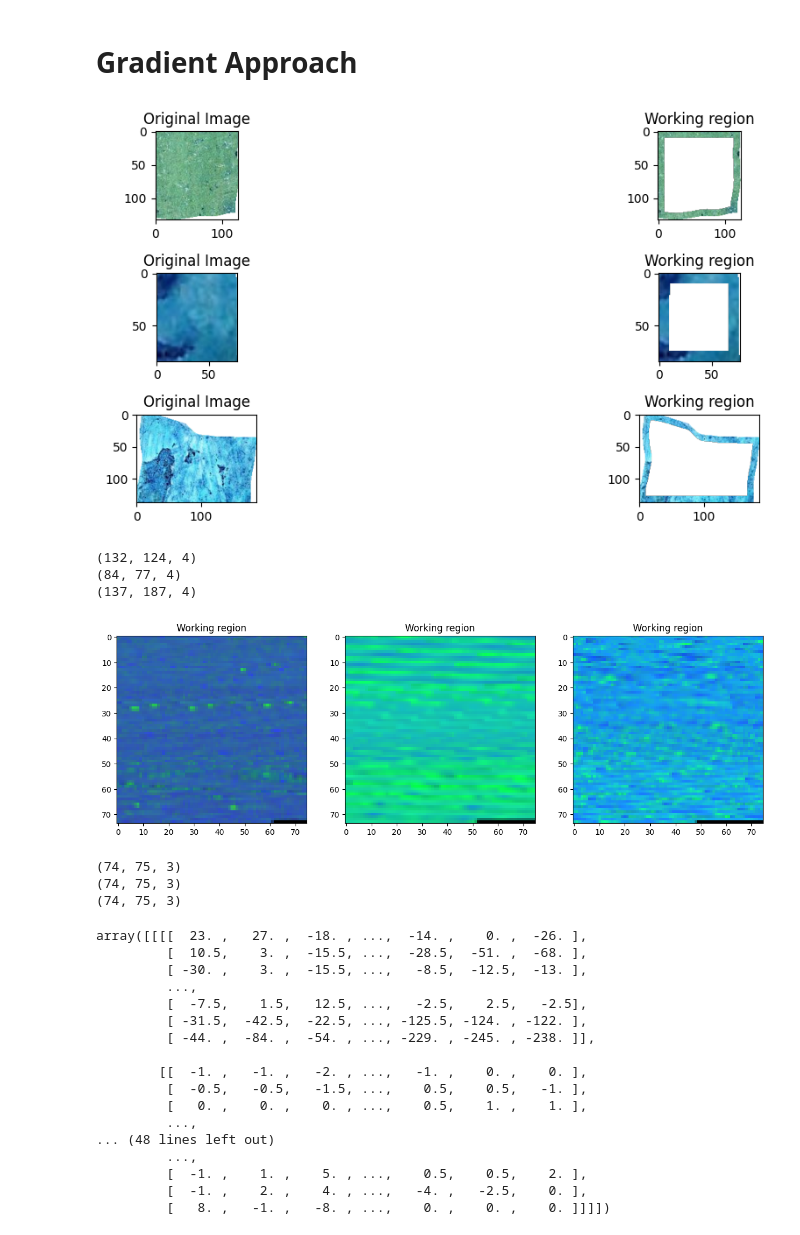
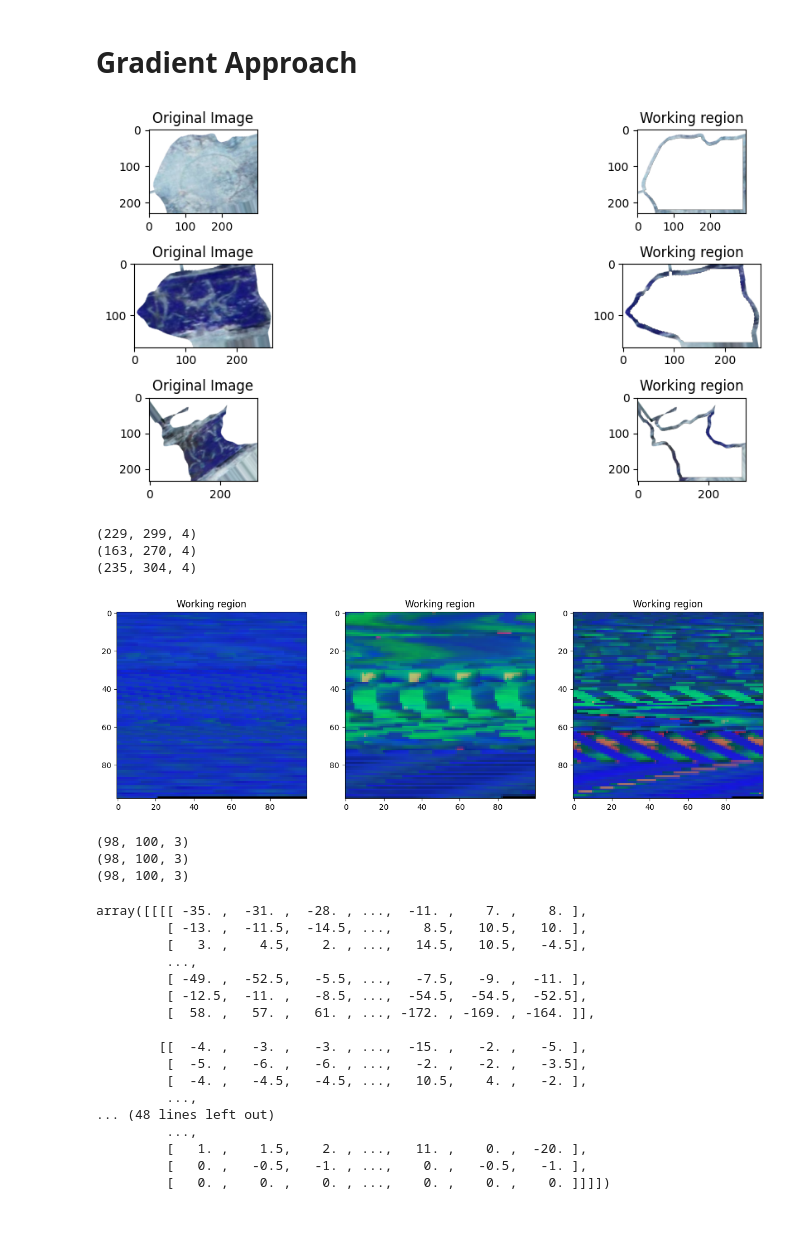
Before and after one commit to angelonazzaro/artworks-reconstruction, a Jupyter notebook: gradient-similarity.ipynb, the cells around one changed output. Saved outputs shown, nothing was run; the diff lists cells and outputs as text; code cells hidden in the pictures.

```diff
--- a/gradient-similarity.ipynb
+++ b/gradient-similarity.ipynb
@@ -9,35 +10,35 @@ import cv2
 from utils.feature_extraction import *
 from utils.image_conversion import *
 # %%
-image_green1 = cv2.imread("data/5.34.1.png", cv2.IMREAD_UNCHANGED)
-image_green2 = cv2.imread("data/5.38.15.png", cv2.IMREAD_UNCHANGED)
-image_yellow = cv2.imread("data/5.34.34.png", cv2.IMREAD_UNCHANGED)
+image_green1 = cv2.imread("data/5.1.1.png", cv2.IMREAD_UNCHANGED)
+image_green2 = cv2.imread("data/5.1.2.png", cv2.IMREAD_UNCHANGED)
+image_yellow = cv2.imread("data/5.1.3.png", cv2.IMREAD_UNCHANGED)
 
 working_region_image_green1 = extract_working_region(image_green1, threshold=10)
 working_region_image_green2 = extract_working_region(image_green2, threshold=10)
 working_region_image_yellow = extract_working_region(image_yellow, threshold=10)
 
 fig, axes = plt.subplots(3, 2, figsize=(15, 5))
 images = [image_green1, working_region_image_green1, image_green2, working_region_image_green2, image_yellow, working_region_image_yellow]
 titles = ["Original Image", "Working region"]
 
 for i, ax_row in enumerate(axes):
     for j, ax in enumerate(ax_row):
         ax.imshow(images[i * 2 + j])
         ax.set_title(titles[j])
 
 plt.tight_layout()
 plt.show()
 # %% [output]
-[figure, old version]
+[figure, new version]
 # %%
 print(image_green1.shape)
 print(image_green2.shape)
 print(image_yellow.shape)
 # %% [output]
-(132, 124, 4)
-(84, 77, 4)
-(137, 187, 4)
+(229, 299, 4)
+(163, 270, 4)
+(235, 304, 4)
 # %%
 def get_only_valid_pixels(input_image: np.ndarray) -> np.ndarray:
     # Extract pixels with alpha channel value different from 0
@@ -89,36 +90,36 @@ for i, ax in enumerate(axes):
 
 plt.show()
 # %% [output]
-[figure, old version]
+[figure, new version]
 # %%
 print(working_region_image_green1.shape)
 print(working_region_image_green2.shape)
 print(working_region_image_yellow.shape)
 # %% [output]
-(74, 75, 3)
-(74, 75, 3)
-(74, 75, 3)
+(98, 100, 3)
+(98, 100, 3)
+(98, 100, 3)
 # %%
 jacobian_yellow = compute_image_gradient(working_region_image_yellow[:,:,:3])
 jacobian_yellow
 # %% [output]
-array([[[[  23. ,   27. ,  -18. , ...,  -14. ,    0. ,  -26. ],
-         [  10.5,    3. ,  -15.5, ...,  -28.5,  -51. ,  -68. ],
-         [ -30. ,    3. ,  -15.5, ...,   -8.5,  -12.5,  -13. ],
+array([[[[ -35. ,  -31. ,  -28. , ...,  -11. ,    7. ,    8. ],
+         [ -13. ,  -11.5,  -14.5, ...,    8.5,   10.5,   10. ],
+         [   3. ,    4.5,    2. , ...,   14.5,   10.5,   -4.5],
          ...,
-         [  -7.5,    1.5,   12.5, ...,   -2.5,    2.5,   -2.5],
-         [ -31.5,  -42.5,  -22.5, ..., -125.5, -124. , -122. ],
-         [ -44. ,  -84. ,  -54. , ..., -229. , -245. , -238. ]],
+         [ -49. ,  -52.5,   -5.5, ...,   -7.5,   -9. ,  -11. ],
+         [ -12.5,  -11. ,   -8.5, ...,  -54.5,  -54.5,  -52.5],
+         [  58. ,   57. ,   61. , ..., -172. , -169. , -164. ]],
 
-        [[  -1. ,   -1. ,   -2. , ...,   -1. ,    0. ,    0. ],
-         [  -0.5,   -0.5,   -1.5, ...,    0.5,    0.5,   -1. ],
-         [   0. ,    0. ,    0. , ...,    0.5,    1. ,    1. ],
+        [[  -4. ,   -3. ,   -3. , ...,  -15. ,   -2. ,   -5. ],
+         [  -5. ,   -6. ,   -6. , ...,   -2. ,   -2. ,   -3.5],
+         [  -4. ,   -4.5,   -4.5, ...,   10.5,    4. ,   -2. ],
          ...,
 ... (48 lines left out)
          ...,
-         [  -1. ,    1. ,    5. , ...,    0.5,    0.5,    2. ],
-         [  -1. ,    2. ,    4. , ...,   -4. ,   -2.5,    0. ],
-         [   8. ,   -1. ,   -8. , ...,    0. ,    0. ,    0. ]]]])
+         [   1. ,    1.5,    2. , ...,   11. ,    0. ,  -20. ],
+         [   0. ,   -0.5,   -1. , ...,    0. ,   -0.5,   -1. ],
+         [   0. ,    0. ,    0. , ...,    0. ,    0. ,    0. ]]]])
 # %%
 jacobian_green = compute_image_gradient(working_region_image_green1[:,:,:3])
 jacobian_green - jacobian_yellow
```
Also changed, not shown: parts of 7 cells of this notebook, 1 other file.
